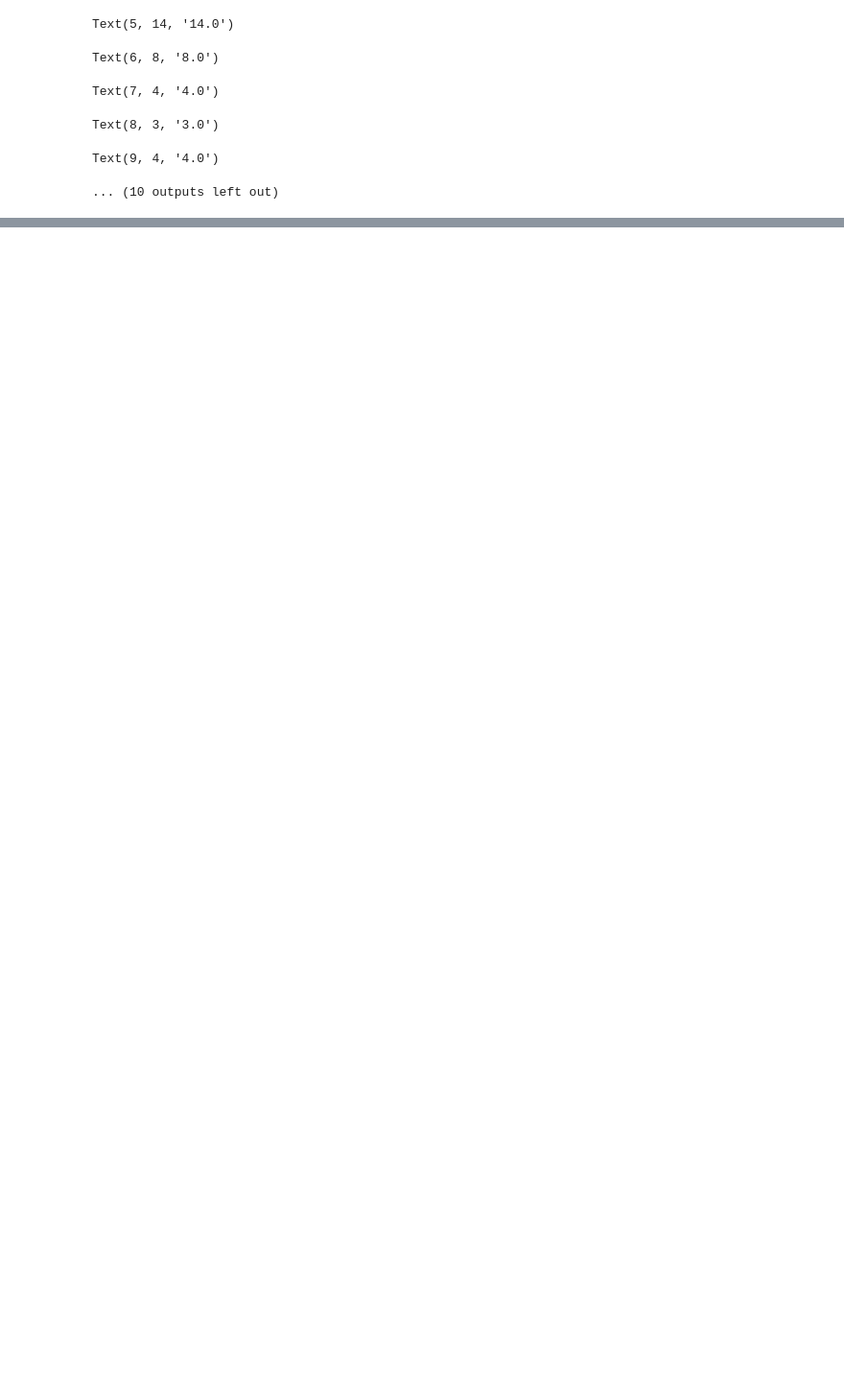
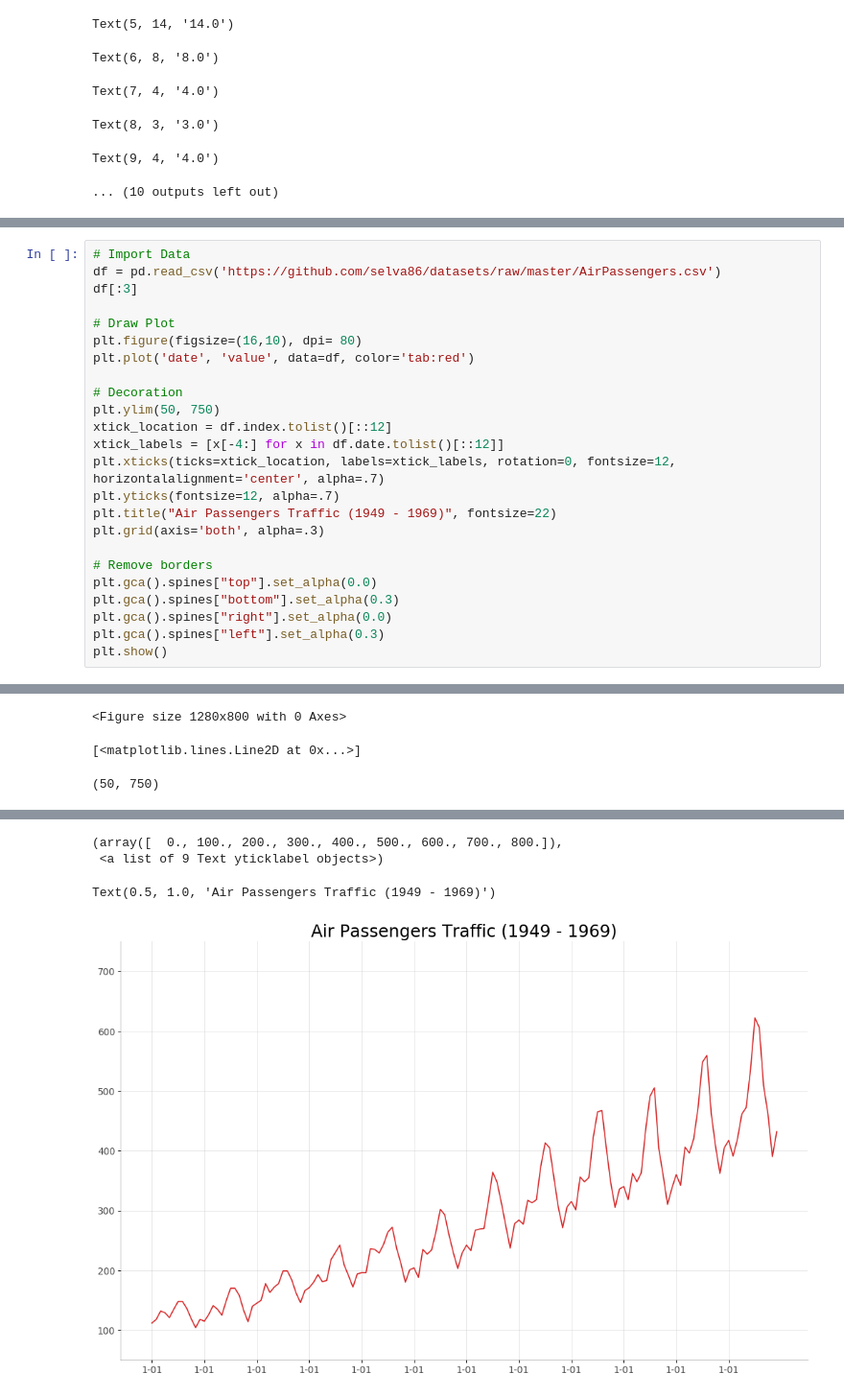
Before and after one commit to longfengpili/other_method, a Jupyter notebook: matplotlib.ipynb, the cells around one changed output, grey strips where cells are left out. Shown at 96% size. Cells and saved outputs as stored; diff of their text form; blank space fills up the shorter version.

```diff
--- a/matplotlib.ipynb
+++ b/matplotlib.ipynb
@@ -1573,0 +1578,25 @@ Text(9, 4, '4.0')
+# %%
+# Import Data
+df = pd.read_csv('https://github.com/selva86/datasets/raw/master/AirPassengers.csv')
+df[:3]
+
+# Draw Plot
+plt.figure(figsize=(16,10), dpi= 80)
+plt.plot('date', 'value', data=df, color='tab:red')
+
+# Decoration
+plt.ylim(50, 750)
+xtick_location = df.index.tolist()[::12]
+xtick_labels = [x[-4:] for x in df.date.tolist()[::12]]
+plt.xticks(ticks=xtick_location, labels=xtick_labels, rotation=0, fontsize=12, horizontalalignment='center', alpha=.7)
+plt.yticks(fontsize=12, alpha=.7)
+plt.title("Air Passengers Traffic (1949 - 1969)", fontsize=22)
+plt.grid(axis='both', alpha=.3)
+
+# Remove borders
+plt.gca().spines["top"].set_alpha(0.0)
+plt.gca().spines["bottom"].set_alpha(0.3)
+plt.gca().spines["right"].set_alpha(0.0)
+plt.gca().spines["left"].set_alpha(0.3)
+plt.show()
+# %% [output]
@@ -1573,0 +1607,3 @@ Text(9, 4, '4.0')
+<Figure size 1280x800 with 0 Axes>
+[<matplotlib.lines.Line2D at 0x...>]
+(50, 750)
@@ -1573,0 +1623,4 @@ Text(9, 4, '4.0')
+(array([  0., 100., 200., 300., 400., 500., 600., 700., 800.]),
+ <a list of 9 Text yticklabel objects>)
+Text(0.5, 1.0, 'Air Passengers Traffic (1949 - 1969)')
+[figure, added]
```
Also changed, not shown: parts of 11 cells of this notebook.
